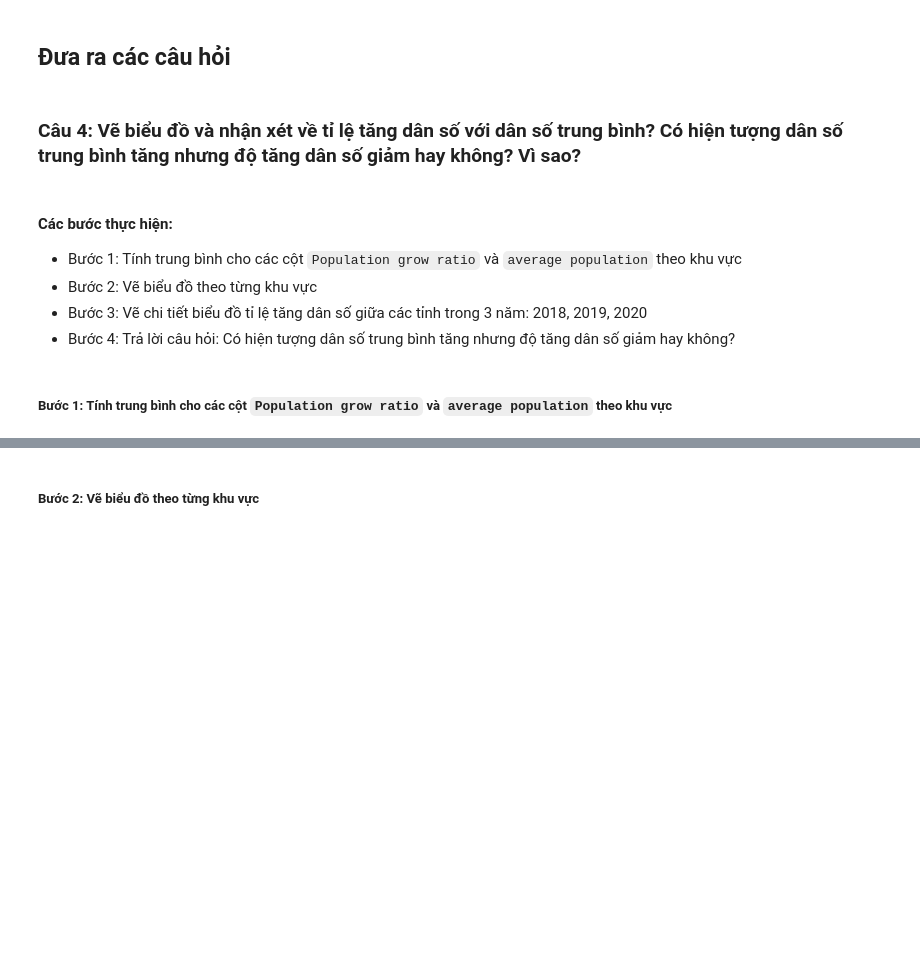
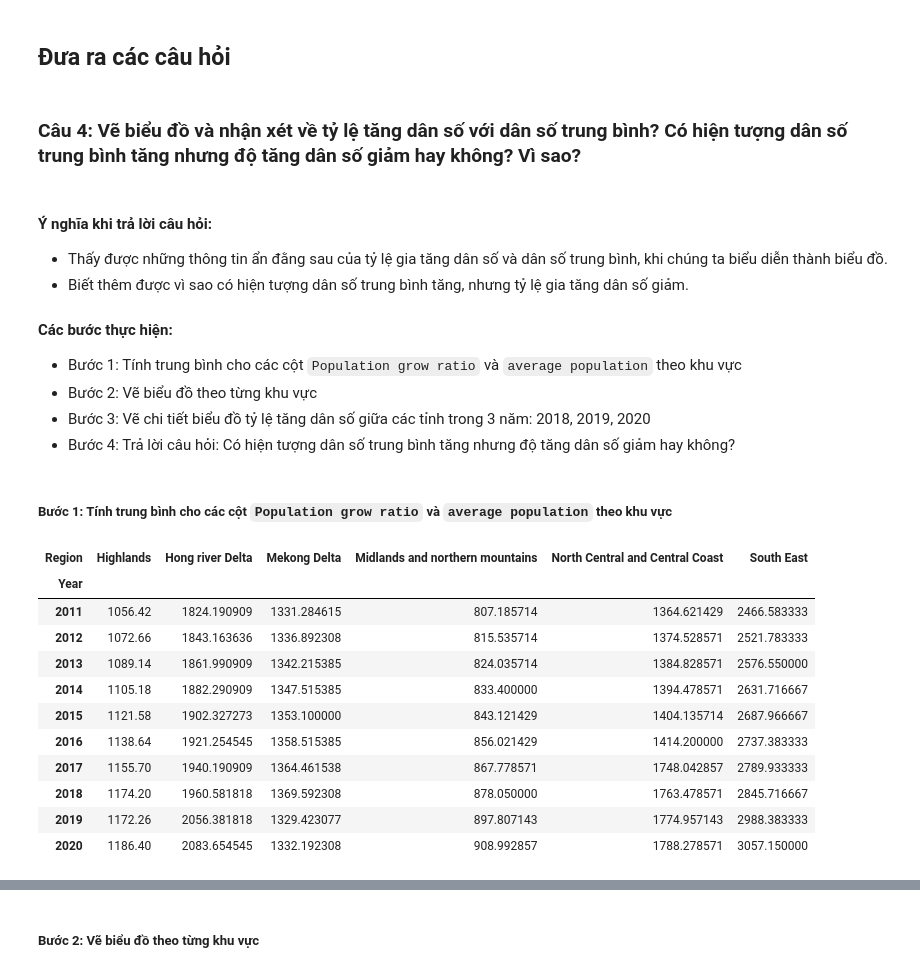
Before and after one commit to Phlinh29102/LTKHDL_LT, a Jupyter notebook: qs4.ipynb, the cells around one changed output, grey strips where cells are left out. Cells and saved outputs as stored; diff of their text form; code cells hidden in the pictures; blank space fills up the shorter version.

```diff
--- a/qs4.ipynb
+++ b/qs4.ipynb
@@ -219,13 +219,17 @@ cate_col_profiles_df
 # %% [markdown]
 ## Đưa ra các câu hỏi
 # %% [markdown]
-### Câu 4: Vẽ biểu đồ và nhận xét về tỉ lệ tăng dân số với dân số trung bình? Có hiện tượng dân số trung bình tăng nhưng độ tăng dân số giảm hay không? Vì sao?
+### Câu 4: Vẽ biểu đồ và nhận xét về tỷ lệ tăng dân số với dân số trung bình? Có hiện tượng dân số trung bình tăng nhưng độ tăng dân số giảm hay không? Vì sao?
 # %% [markdown]
+<h4>Ý nghĩa khi trả lời câu hỏi:</h4>
+
+- Thấy được những thông tin ẩn đằng sau của tỷ lệ gia tăng dân số và dân số trung bình, khi chúng ta biểu diễn thành biểu đồ.
+- Biết thêm được vì sao có hiện tượng dân số trung bình tăng, nhưng tỷ lệ gia tăng dân số giảm.
 <h4>Các bước thực hiện:</h4>
 
 - Bước 1: Tính trung bình cho các cột `Population grow ratio` và `average population` theo khu vực
 - Bước 2: Vẽ biểu đồ theo từng khu vực
-- Bước 3: Vẽ chi tiết biểu đồ tỉ lệ tăng dân số giữa các tỉnh trong 3 năm: 2018, 2019, 2020
+- Bước 3: Vẽ chi tiết biểu đồ tỷ lệ tăng dân số giữa các tỉnh trong 3 năm: 2018, 2019, 2020
 - Bước 4: Trả lời câu hỏi: Có hiện tượng dân số trung bình tăng nhưng độ tăng dân số giảm hay không?
 # %% [markdown]
 ##### Bước 1: Tính trung bình cho các cột `Population grow ratio` và `average population` theo khu vực
@@ -236 +240,16 @@ qs4_density=qs4["Population density"].to_frame().reset_index([0,1]).pivot("Year"
 qs4_growRatio=qs4["Population grow ratio"].to_frame().reset_index([0,1]).pivot("Year","Region","Population grow ratio")
+# %%
+qs4_average
+# %% [output]
+| Region | Highlands | Hong river Delta | Mekong Delta | Midlands and northern mountains | North Central and Central Coast | South East |
+| Year |  |  |  |  |  |  |
+| 2011 | 1056.42 | 1824.190909 | 1331.284615 | 807.185714 | 1364.621429 | 2466.583333 |
+| 2012 | 1072.66 | 1843.163636 | 1336.892308 | 815.535714 | 1374.528571 | 2521.783333 |
+| 2013 | 1089.14 | 1861.990909 | 1342.215385 | 824.035714 | 1384.828571 | 2576.550000 |
+| 2014 | 1105.18 | 1882.290909 | 1347.515385 | 833.400000 | 1394.478571 | 2631.716667 |
+| 2015 | 1121.58 | 1902.327273 | 1353.100000 | 843.121429 | 1404.135714 | 2687.966667 |
+| 2016 | 1138.64 | 1921.254545 | 1358.515385 | 856.021429 | 1414.200000 | 2737.383333 |
+| 2017 | 1155.70 | 1940.190909 | 1364.461538 | 867.778571 | 1748.042857 | 2789.933333 |
+| 2018 | 1174.20 | 1960.581818 | 1369.592308 | 878.050000 | 1763.478571 | 2845.716667 |
+| 2019 | 1172.26 | 2056.381818 | 1329.423077 | 897.807143 | 1774.957143 | 2988.383333 |
+| 2020 | 1186.40 | 2083.654545 | 1332.192308 | 908.992857 | 1788.278571 | 3057.150000 |
```
Also changed, not shown: parts of 15 cells of this notebook.
